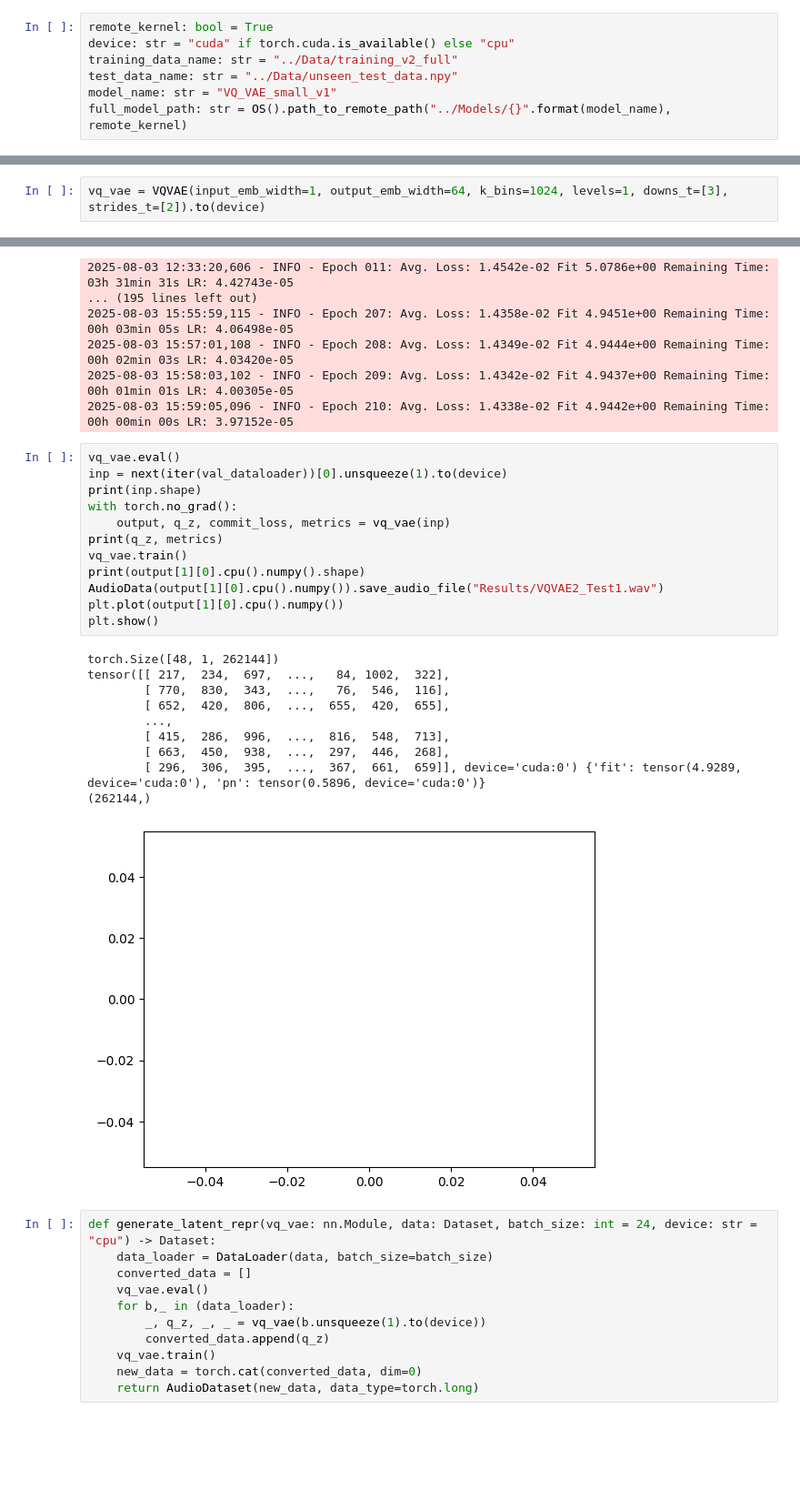
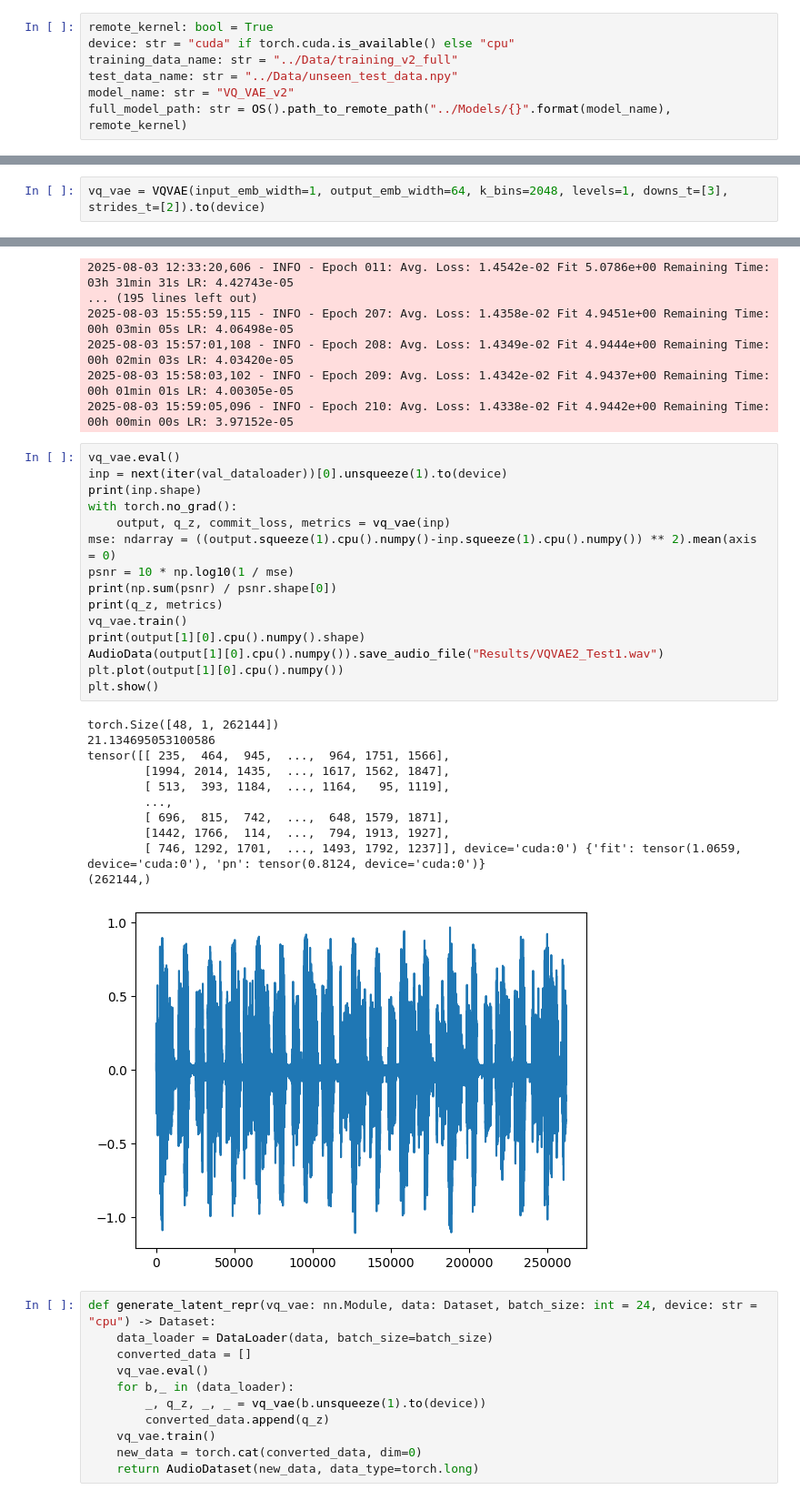
Before and after one commit to FinianLandes/MA_Diffusion, a Jupyter notebook: JukeboxImpl/VQ_VAE.ipynb, the cells around one changed output, grey strips where cells are left out. Shown at 91% size. Drawn from its saved outputs; the diff is of its cells as text; blank space fills up the shorter version.

```diff
--- a/JukeboxImpl/VQ_VAE.ipynb
+++ b/JukeboxImpl/VQ_VAE.ipynb
@@ -46,7 +64,7 @@ remote_kernel: bool = True
 device: str = "cuda" if torch.cuda.is_available() else "cpu"
 training_data_name: str = "../Data/training_v2_full"
 test_data_name: str = "../Data/unseen_test_data.npy"
-model_name: str = "VQ_VAE_small_v1"
+model_name: str = "VQ_VAE_v2"
 full_model_path: str = OS().path_to_remote_path("../Models/{}".format(model_name), remote_kernel)
 # %% [markdown]
 ### Logging
@@ -94,7 +112,7 @@ restart_training: bool = True
 # %% [markdown]
 ### Models
 # %%
-vq_vae = VQVAE(input_emb_width=1, output_emb_width=64, k_bins=1024, levels=1, downs_t=[3], strides_t=[2]).to(device)
+vq_vae = VQVAE(input_emb_width=1, output_emb_width=64, k_bins=2048, levels=1, downs_t=[3], strides_t=[2]).to(device)
 # %% [markdown]
 ### Optimizers & Schedulers
 # %%
@@ -193,26 +211,30 @@ if checkpoint_freq > 0:
 # %%
 vq_vae.eval()
 inp = next(iter(val_dataloader))[0].unsqueeze(1).to(device)
 print(inp.shape)
 with torch.no_grad():
     output, q_z, commit_loss, metrics = vq_vae(inp)
+mse: ndarray = ((output.squeeze(1).cpu().numpy()-inp.squeeze(1).cpu().numpy()) ** 2).mean(axis = 0)
+psnr = 10 * np.log10(1 / mse)
+print(np.sum(psnr) / psnr.shape[0])
 print(q_z, metrics)
 vq_vae.train()
 print(output[1][0].cpu().numpy().shape)
 AudioData(output[1][0].cpu().numpy()).save_audio_file("Results/VQVAE2_Test1.wav")
 plt.plot(output[1][0].cpu().numpy())
 plt.show()
 # %% [output]
 torch.Size([48, 1, 262144])
-tensor([[ 217,  234,  697,  ...,   84, 1002,  322],
-        [ 770,  830,  343,  ...,   76,  546,  116],
-        [ 652,  420,  806,  ...,  655,  420,  655],
+21.134695053100586
+tensor([[ 235,  464,  945,  ...,  964, 1751, 1566],
+        [1994, 2014, 1435,  ..., 1617, 1562, 1847],
+        [ 513,  393, 1184,  ..., 1164,   95, 1119],
         ...,
-        [ 415,  286,  996,  ...,  816,  548,  713],
-        [ 663,  450,  938,  ...,  297,  446,  268],
-        [ 296,  306,  395,  ...,  367,  661,  659]], device='cuda:0') {'fit': tensor(4.9289, device='cuda:0'), 'pn': tensor(0.5896, device='cuda:0')}
+        [ 696,  815,  742,  ...,  648, 1579, 1871],
+        [1442, 1766,  114,  ...,  794, 1913, 1927],
+        [ 746, 1292, 1701,  ..., 1493, 1792, 1237]], device='cuda:0') {'fit': tensor(1.0659, device='cuda:0'), 'pn': tensor(0.8124, device='cuda:0')}
 (262144,)
-[figure, old version]
+[figure, new version]
 # %%
 def generate_latent_repr(vq_vae: nn.Module, data: Dataset, batch_size: int = 24, device: str = "cpu") -> Dataset:
     data_loader = DataLoader(data, batch_size=batch_size)
```
Also changed, not shown: parts of 4 cells of this notebook, 3 other files.
